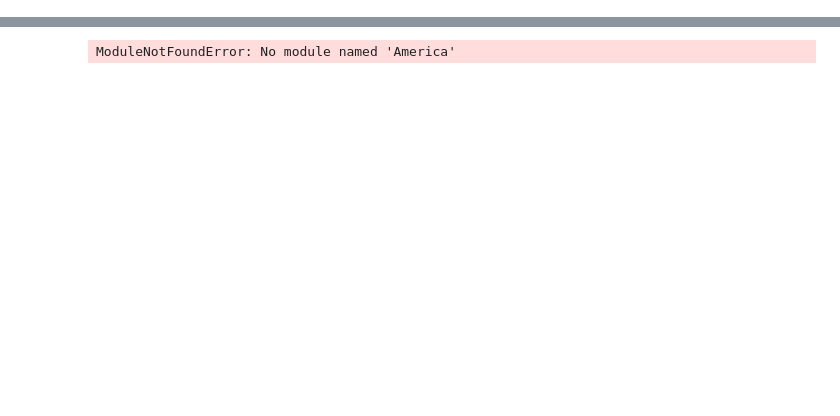
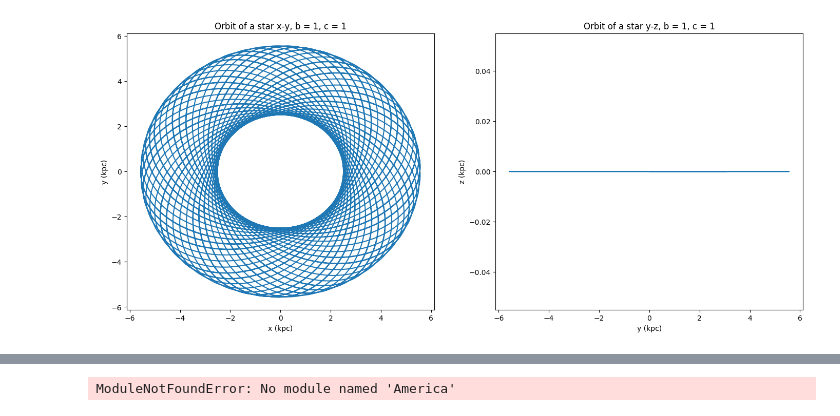
Before and after one commit to gwill704/Galactic_Chaos, a Jupyter notebook: plots.ipynb, the cells around one changed output, grey strips where cells are left out. Saved outputs shown, nothing was run; the diff lists cells and outputs as text; code cells hidden in the pictures; blank space fills up the shorter version.

```diff
--- a/plots.ipynb
+++ b/plots.ipynb
@@ -72,0 +78,17 @@ for k in range (0, N ):
+# %%
+# Plot of the orbit of the last star saved in the loop
+
+plt.figure(figsize = (17,7))
+plt.subplot(1,2,2)
+plt.plot(pos[1], pos[2])
+plt.xlabel('y (kpc)')
+plt.ylabel('z (kpc)')
+plt.title('Orbit of a star y-z, b = {}, c = {}'.format(b,c))
+plt.subplot(1,2,1)
+plt.plot(pos[0],pos[1])
+plt.xlabel('x (kpc)')
+plt.ylabel('y (kpc)')
+plt.title('Orbit of a star x-y, b = {}, c = {}'.format(b,c))
+plt.savefig('data/Orbitb='+str(b)+' c='+str(c)+' N='+str(N)+' lim x0 = ['+str(x0_1)+','+str(x0_2)+'] lim vy0 = ['+str(vy0_1)+','+str(vy0_2)+'] lim vz0 = ['+str(vz0_1)+','+str(vz0_2)+' rc = '+str(rc)+'.png')
+# %% [output]
+[figure, added]
```
Also changed, not shown: parts of 3 cells of this notebook, 1 other file.
